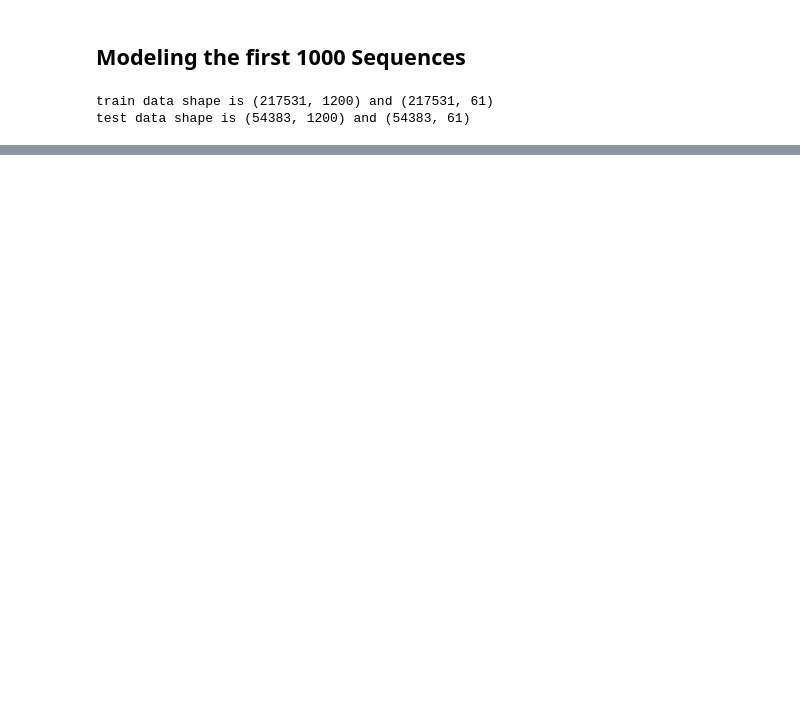
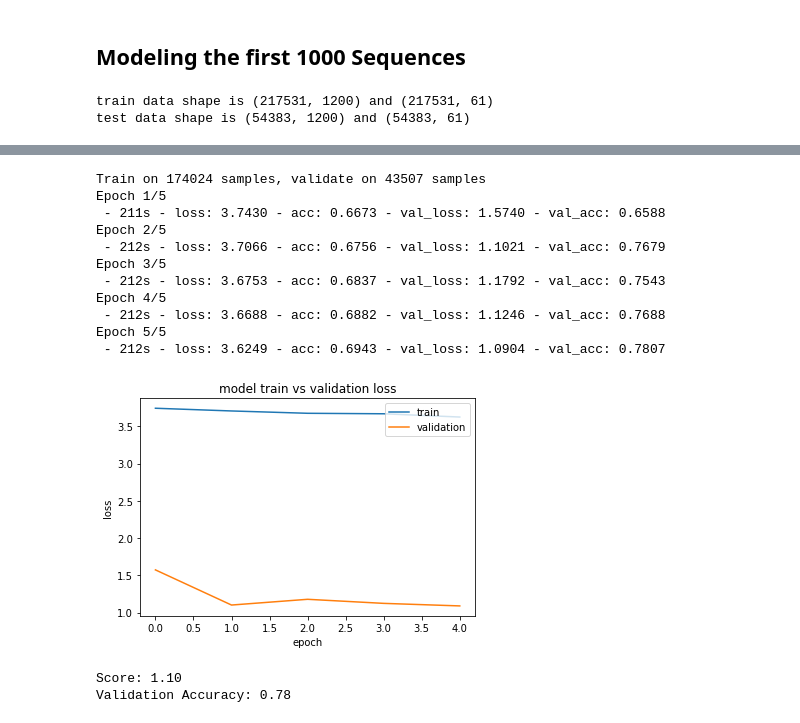
Before and after one commit to nadimintikrish/protein_lstm, a Jupyter notebook: protein_classifier_cnn.ipynb, the cells around one changed output, grey strips where cells are left out. Saved outputs shown, nothing was run; the diff lists cells and outputs as text; code cells hidden in the pictures; blank space fills up the shorter version.

```diff
--- a/protein_classifier_cnn.ipynb
+++ b/protein_classifier_cnn.ipynb
@@ -186,0 +199,30 @@ Validation Accuracy: 0.59
+# %%
+history = model.fit(X_train,y_train,epochs=5,verbose=2,batch_size=32,validation_split=0.2)
+
+plt.plot(history.history['loss'])
+plt.plot(history.history['val_loss'])
+plt.title('model train vs validation loss')
+plt.ylabel('loss')
+plt.xlabel('epoch')
+plt.legend(['train', 'validation'], loc='upper right')
+plt.show()
+# %% [output]
+Train on 174024 samples, validate on 43507 samples
+Epoch 1/5
+ - 211s - loss: 3.7430 - acc: 0.6673 - val_loss: 1.5740 - val_acc: 0.6588
+Epoch 2/5
+ - 212s - loss: 3.7066 - acc: 0.6756 - val_loss: 1.1021 - val_acc: 0.7679
+Epoch 3/5
+ - 212s - loss: 3.6753 - acc: 0.6837 - val_loss: 1.1792 - val_acc: 0.7543
+Epoch 4/5
+ - 212s - loss: 3.6688 - acc: 0.6882 - val_loss: 1.1246 - val_acc: 0.7688
+Epoch 5/5
+ - 212s - loss: 3.6249 - acc: 0.6943 - val_loss: 1.0904 - val_acc: 0.7807
+[figure, added]
+# %%
+score,acc = model.evaluate(X_test, y_test, verbose = 2, batch_size = 16)
+print("Score: %.2f" % (score))
+print("Validation Accuracy: %.2f" % (acc))
+# %% [output]
+Score: 1.10
+Validation Accuracy: 0.78
```
Also changed, not shown: parts of 6 cells of this notebook.
